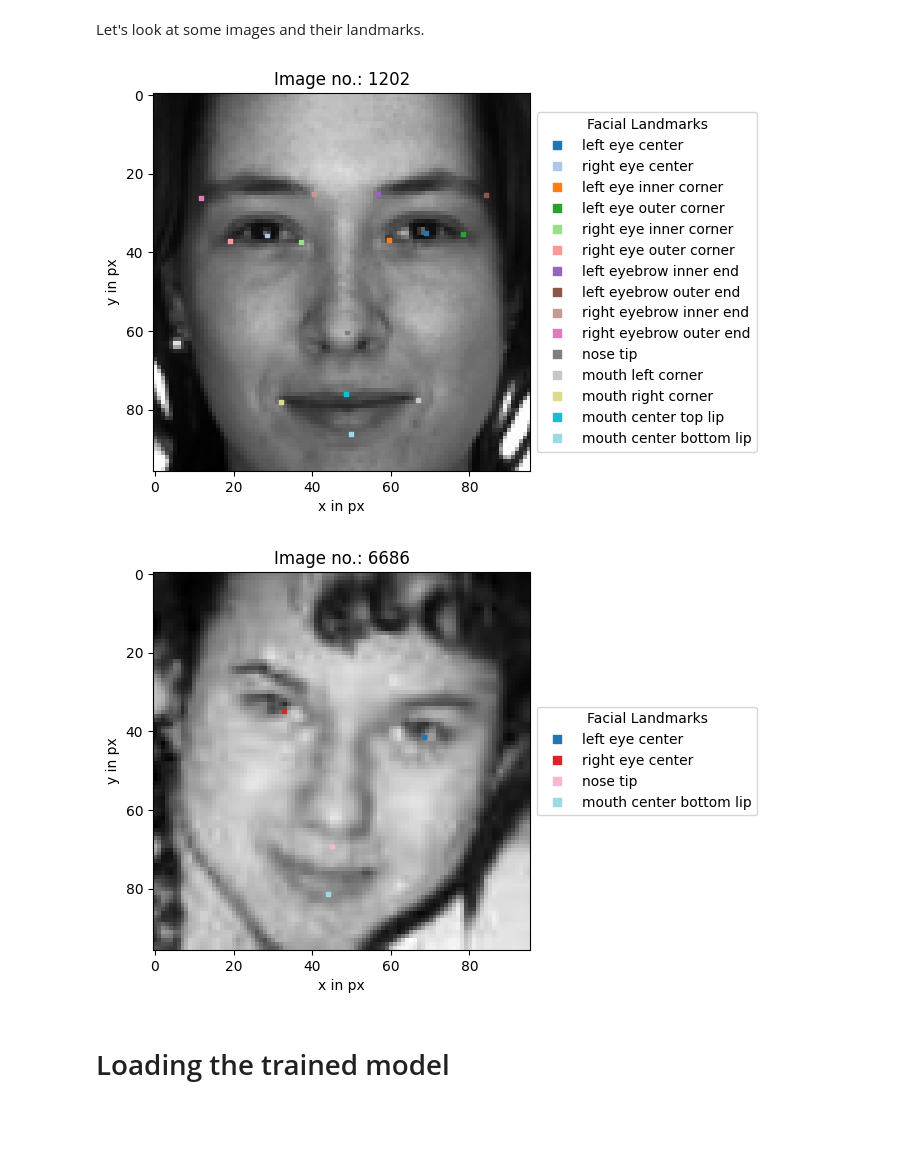
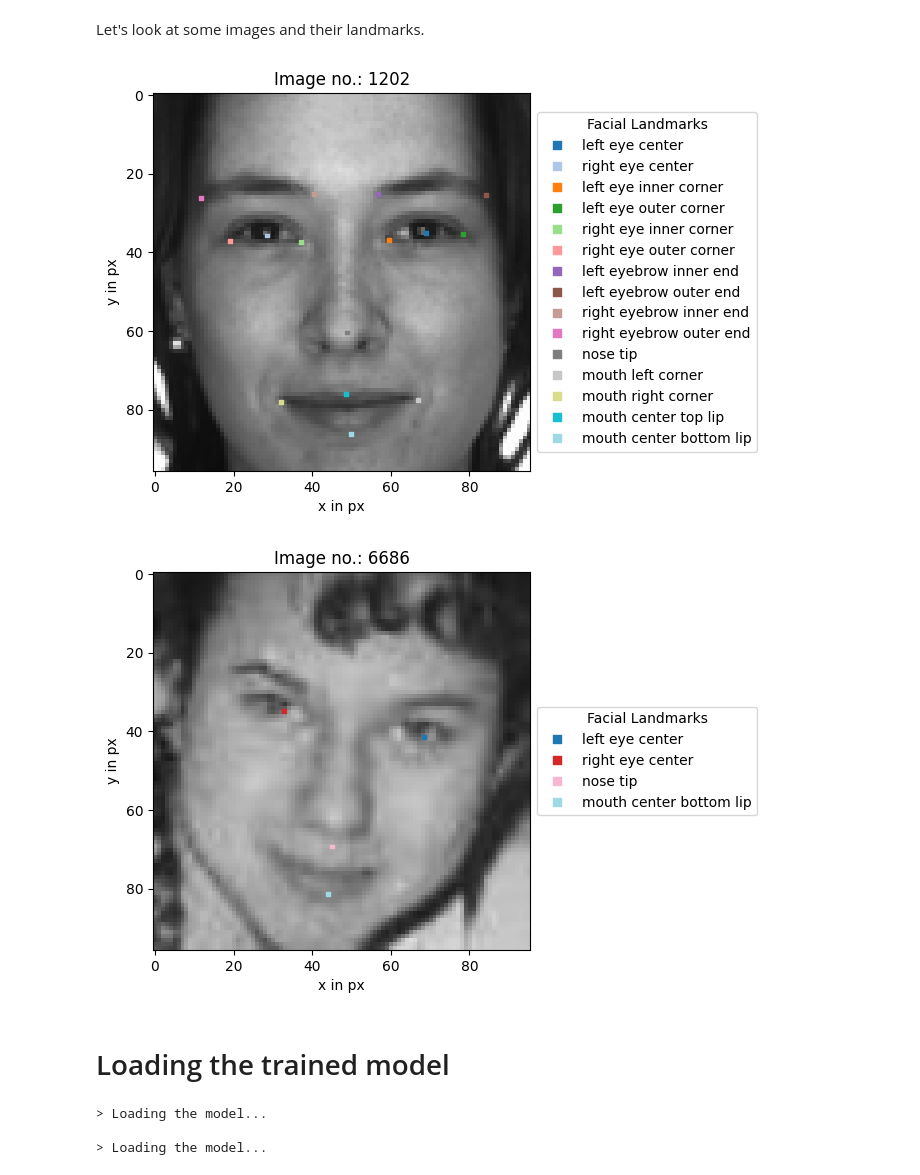
Before and after one commit to StrangeGirlMurph/Facial-Landmark-Detection, a Jupyter notebook: demo.ipynb, the cells around one changed output. Saved outputs shown, nothing was run; the diff lists cells and outputs as text; code cells hidden in the pictures; blank space fills up the shorter version.

```diff
--- a/demo.ipynb
+++ b/demo.ipynb
@@ -32,0 +30,9 @@ y = np.concatenate((y_train, y_augmented))
+# %%
+from util.dataUtil import loadData, loadAugmentedData
+
+X_train, y_train = loadData(includeAugmented=False, includeTestData=False)
+X_augmented, y_augmented = loadAugmentedData()
+
+# The data should include the augmented data.
+X = np.concatenate((X_train, X_augmented))
+y = np.concatenate((y_train, y_augmented))
@@ -42,34 +50,12 @@ Keep in mind though that this data is already preprocessed and the labels includ
 # Visualizing the data
 # %% [markdown]
 Let's look at some images and their landmarks.
-# %%
-label_annotations = ["left eye center","right eye center","left eye inner corner","left eye outer corner", "right eye inner corner", "right eye outer corner", "left eyebrow inner end","left eyebrow outer end","right eyebrow inner end","right eyebrow outer end","nose tip","mouth left corner","mouth right corner","mouth center top lip","mouth center bottom lip"]
-
-def plotImageWithLabels(im, x, y, name):
-    labels = np.array(label_annotations)[y != -1]
-
-    y = y[y != -1]
-    x = x[x != -1]
-
-    fig, ax = plt.subplots(facecolor='white')
-    fig.set_size_inches(10, 5)
-    fig.set_dpi(100)
-    ax.set_title(name)
-    ax.set_xlabel("x in px")
-    ax.set_ylabel("y in px")
-
-    ax.imshow(im.reshape(96,96), cmap='gray')
-    scatter_plot = ax.scatter(x, y, marker="s", s=8, c=range(labels.size), cmap="tab20")
-    handles, _ = scatter_plot.legend_elements(num=None)
-    ax.legend(handles, labels, title="Facial Landmarks", loc='center left', bbox_to_anchor=(1, 0.5))
-    plt.show()
-# %%
-i = 1202
-plotImageWithLabels(X[i], y[i][0::2], y[i][1::2], f"Image no.: {i}")
-i = 6686
-plotImageWithLabels(X[i], y[i][0::2], y[i][1::2], f"Image no.: {i}")
-# %% [output]
-[figure, removed]
-[figure, removed]
+# %%
+from util.plottingUtil import plotImageWithLabels
+for i in [1202, 6686]:
+  plotImageWithLabels(X[i], y[i], f"Image no.: {i}")
+# %% [output]
+[figure, added]
+[figure, added]
 # %% [markdown]
 # Loading the trained model
@@ -80,0 +62,8 @@ modelV3.summary()
+# %%
+from util.modelUtil import loadModel
+modelV1 = loadModel("../models/modelV1") # for comparison
+model = loadModel("../models/modelV4")
+# %% [output]
+> Loading the model...
+
+> Loading the model...
```
Also changed, not shown: parts of 31 cells of this notebook.
